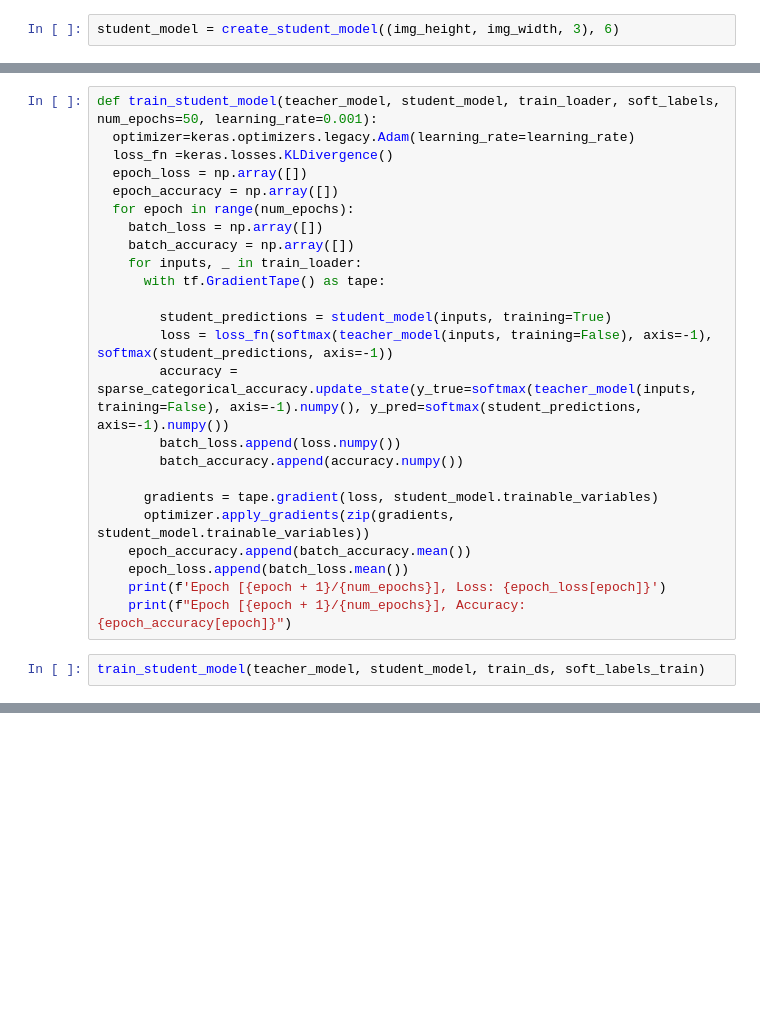
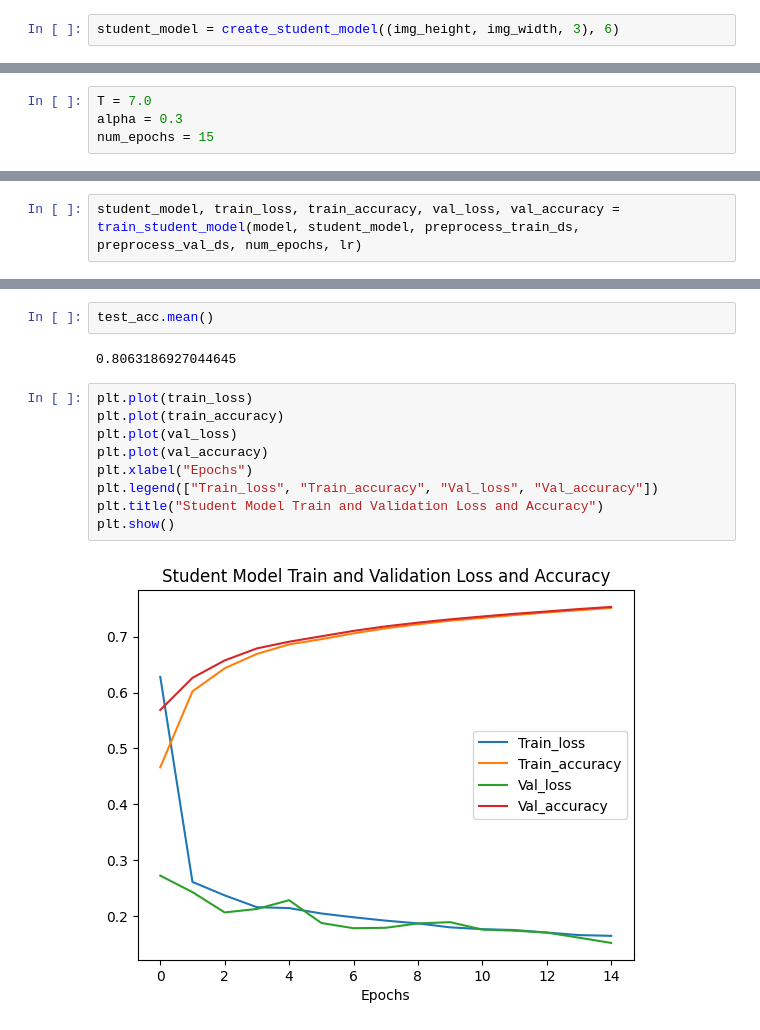
Before and after one commit to Priyanshu0/ML_Challenge, a Jupyter notebook: Challenge.ipynb, the cells around one changed output, grey strips where cells are left out. Saved outputs shown, nothing was run; the diff lists cells and outputs as text; blank space fills up the shorter version.

```diff
--- a/Challenge.ipynb
+++ b/Challenge.ipynb
@@ -150,26 +229,4 @@ sparse_categorical_accuracy = keras.metrics.SparseCategoricalAccuracy()
-# %%
-def train_student_model(teacher_model, student_model, train_loader, soft_labels, num_epochs=50, learning_rate=0.001):
-  optimizer=keras.optimizers.legacy.Adam(learning_rate=learning_rate)
-  loss_fn =keras.losses.KLDivergence()
-  epoch_loss = np.array([])
-  epoch_accuracy = np.array([])
-  for epoch in range(num_epochs):
-    batch_loss = np.array([])
-    batch_accuracy = np.array([])
-    for inputs, _ in train_loader:
-      with tf.GradientTape() as tape:
-
-        student_predictions = student_model(inputs, training=True)
-        loss = loss_fn(softmax(teacher_model(inputs, training=False), axis=-1), softmax(student_predictions, axis=-1))
-        accuracy = sparse_categorical_accuracy.update_state(y_true=softmax(teacher_model(inputs, training=False), axis=-1).numpy(), y_pred=softmax(student_predictions, axis=-1).numpy())
-        batch_loss.append(loss.numpy())
-        batch_accuracy.append(accuracy.numpy())
-
-      gradients = tape.gradient(loss, student_model.trainable_variables)
-      optimizer.apply_gradients(zip(gradients, student_model.trainable_variables))
-    epoch_accuracy.append(batch_accuracy.mean())
-    epoch_loss.append(batch_loss.mean())
-    print(f'Epoch [{epoch + 1}/{num_epochs}], Loss: {epoch_loss[epoch]}')
-    print(f"Epoch [{epoch + 1}/{num_epochs}], Accuracy: {epoch_accuracy[epoch]}")
-# %%
-train_student_model(teacher_model, student_model, train_ds, soft_labels_train)
+# %%
+T = 7.0
+alpha = 0.3
+num_epochs = 15
@@ -175,0 +307,2 @@ train_student_model(teacher_model, student_model, train_ds, soft_labels_train)
+# %%
+student_model, train_loss, train_accuracy, val_loss, val_accuracy = train_student_model(model, student_model, preprocess_train_ds, preprocess_val_ds, num_epochs, lr)
@@ -175,0 +391,15 @@ train_student_model(teacher_model, student_model, train_ds, soft_labels_train)
+# %%
+test_acc.mean()
+# %% [output]
+0.8063186927044645
+# %%
+plt.plot(train_loss)
+plt.plot(train_accuracy)
+plt.plot(val_loss)
+plt.plot(val_accuracy)
+plt.xlabel("Epochs")
+plt.legend(["Train_loss", "Train_accuracy", "Val_loss", "Val_accuracy"])
+plt.title("Student Model Train and Validation Loss and Accuracy")
+plt.show()
+# %% [output]
+[figure, added]
```
Also changed, not shown: parts of 56 cells of this notebook.
